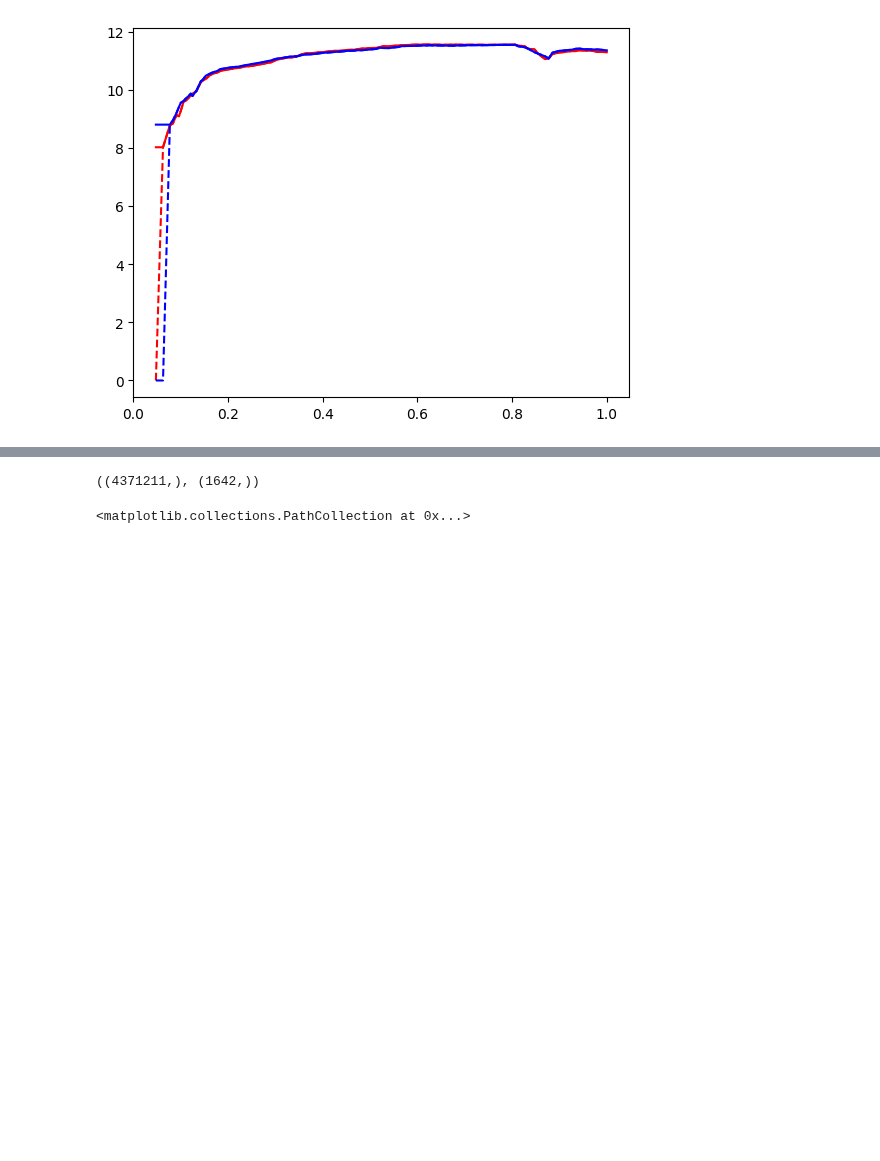
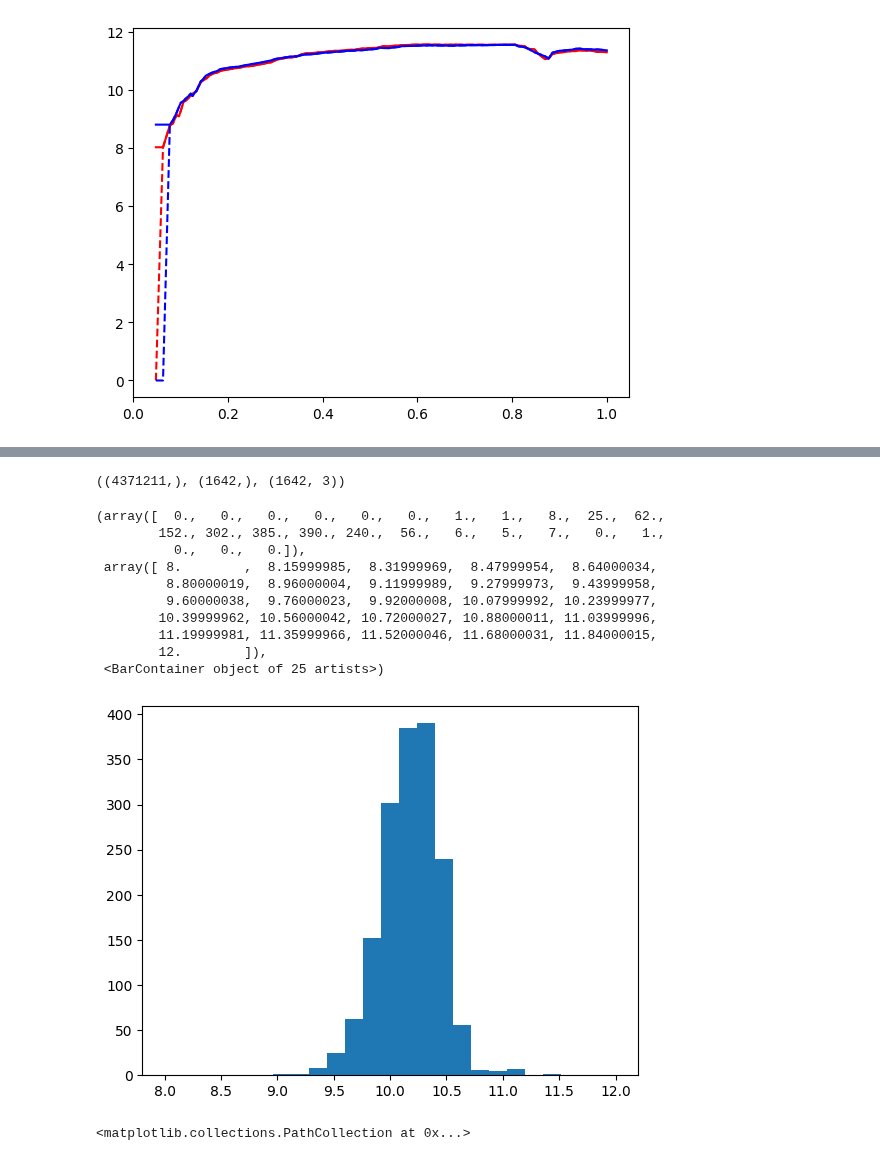
Before and after one commit to ismael-mendoza/nbody-relaxed, a Jupyter notebook: notebooks/wip/tng5.ipynb, the cells around one changed output, grey strips where cells are left out. Cells and saved outputs as stored; diff of their text form; code cells hidden in the pictures; blank space fills up the shorter version.

Commit message:
added dmo reading catalog and getting positions for subhaloes

```diff
--- a/notebooks/wip/tng5.ipynb
+++ b/notebooks/wip/tng5.ipynb
@@ -158,9 +193,13 @@ from multicam.tng.utils import convert_tng_mass
 subhalo_ids = []
 subhalo_mass = []
 stellar_mass = []
+subhalo_pos = []
+central_ids = []
 
 count = 0
-for ii in range(0, 448):
+
+# TODO: add  SubhaloFlag
+for ii in tqdm(range(0, 448)):
     filename = f'../../data/tng/100/fof_subhalo_tab_099.{ii}.hdf5'
     with h5py.File(filename, 'r') as f:
         if 'SubhaloMass' in f['Subhalo'].keys():
@@ -172,7 +211,18 @@ for ii in range(0, 448):
             for s in f['Subhalo']['SubhaloMassInRadType'][:,4]: # 4 = star particles
                 stellar_mass.append(s)
 
+            for pos in f['Subhalo']['SubhaloPos']:
+                subhalo_pos.append(pos)
+
+
+            if 'GroupFirstSub' in f['Group']:
+                for central_id in f['Group']['GroupFirstSub']:
+                    central_ids.append(central_id)
 
 subhalo_ids = np.array(subhalo_ids)
+subhalo_pos = np.array(subhalo_pos)
+central_ids = np.array(central_ids)
 subhalo_mass = convert_tng_mass(np.array(subhalo_mass))
 stellar_mass = convert_tng_mass(np.array(stellar_mass))
+
+subhalo_ids.shape, subhalo_mass.shape, stellar_mass.shape, subhalo_pos.shape, central_ids.shape
@@ -179,12 +241,28 @@ stellar_mass = convert_tng_mass(np.array(stellar_mass))
 # %%
-# match and compare masses
+# match and compare masses (baryon)
 assert np.all(sorted(subhalo_ids) == subhalo_ids)
 match1 = np.isin(subhalo_ids, bar_id)
 
 subhalo_mass_matched = subhalo_mass[match1]
-match1.shape, subhalo_mass_matched.shape
+stellar_mass_matched = stellar_mass[match1]
+subhalo_pos_matched = subhalo_pos[match1] / 1e3 #ckpc/h -> cMpc/h
+match1.shape, subhalo_mass_matched.shape, subhalo_pos_matched.shape
 # %% [output]
-((4371211,), (1642,))
+((4371211,), (1642,), (1642, 3))
+# %%
+plt.hist(stellar_mass_matched, bins=25, range=(8, 12))
+# %% [output]
+(array([  0.,   0.,   0.,   0.,   0.,   0.,   1.,   1.,   8.,  25.,  62.,
+        152., 302., 385., 390., 240.,  56.,   6.,   5.,   7.,   0.,   1.,
+          0.,   0.,   0.]),
+ array([ 8.        ,  8.15999985,  8.31999969,  8.47999954,  8.64000034,
+         8.80000019,  8.96000004,  9.11999989,  9.27999973,  9.43999958,
+         9.60000038,  9.76000023,  9.92000008, 10.07999992, 10.23999977,
+        10.39999962, 10.56000042, 10.72000027, 10.88000011, 11.03999996,
+        11.19999981, 11.35999966, 11.52000046, 11.68000031, 11.84000015,
+        12.        ]),
+ <BarContainer object of 25 artists>)
+[figure, added]
 # %%
 # should be the same!
 plt.plot([8, 14], [8, 14])
```
Also changed, not shown: parts of 11 cells of this notebook.
